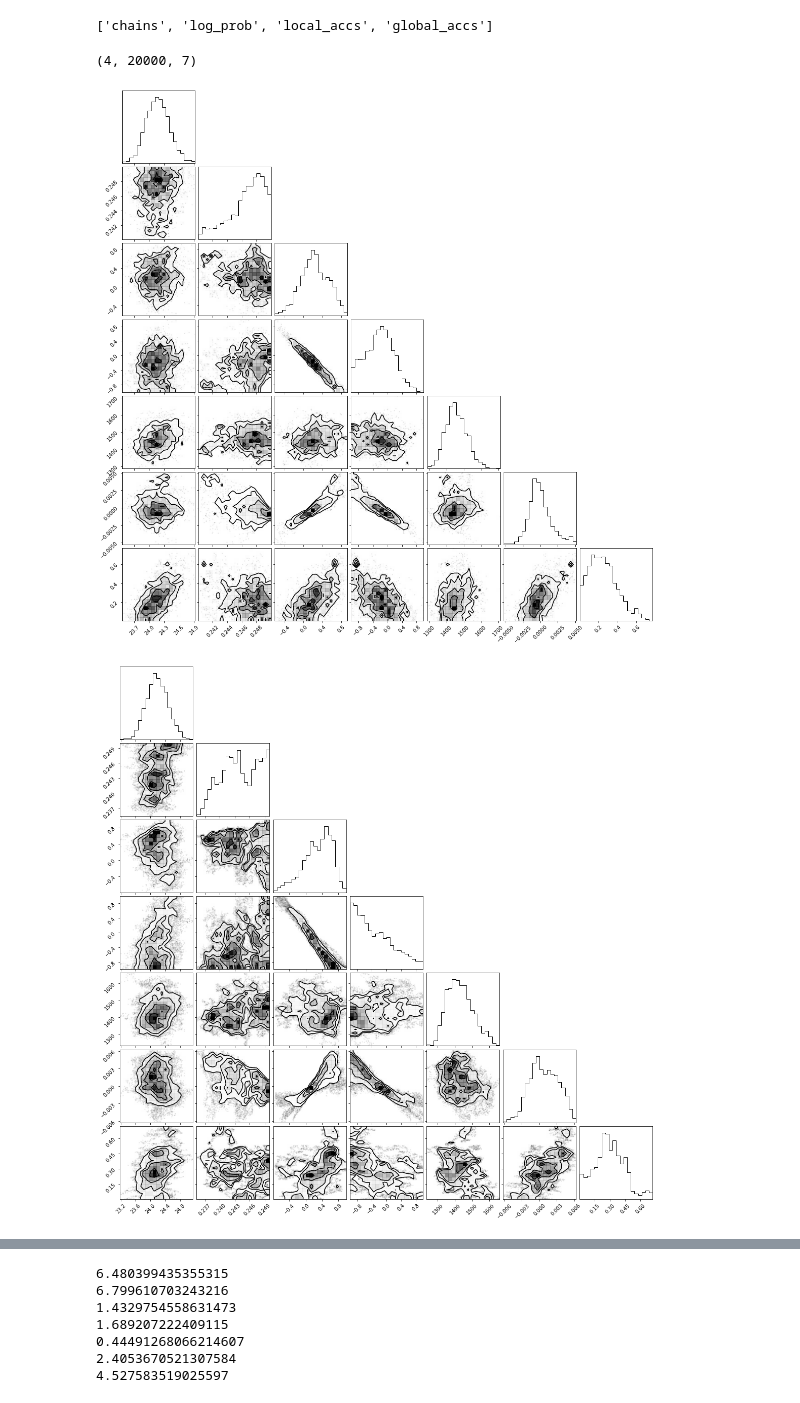
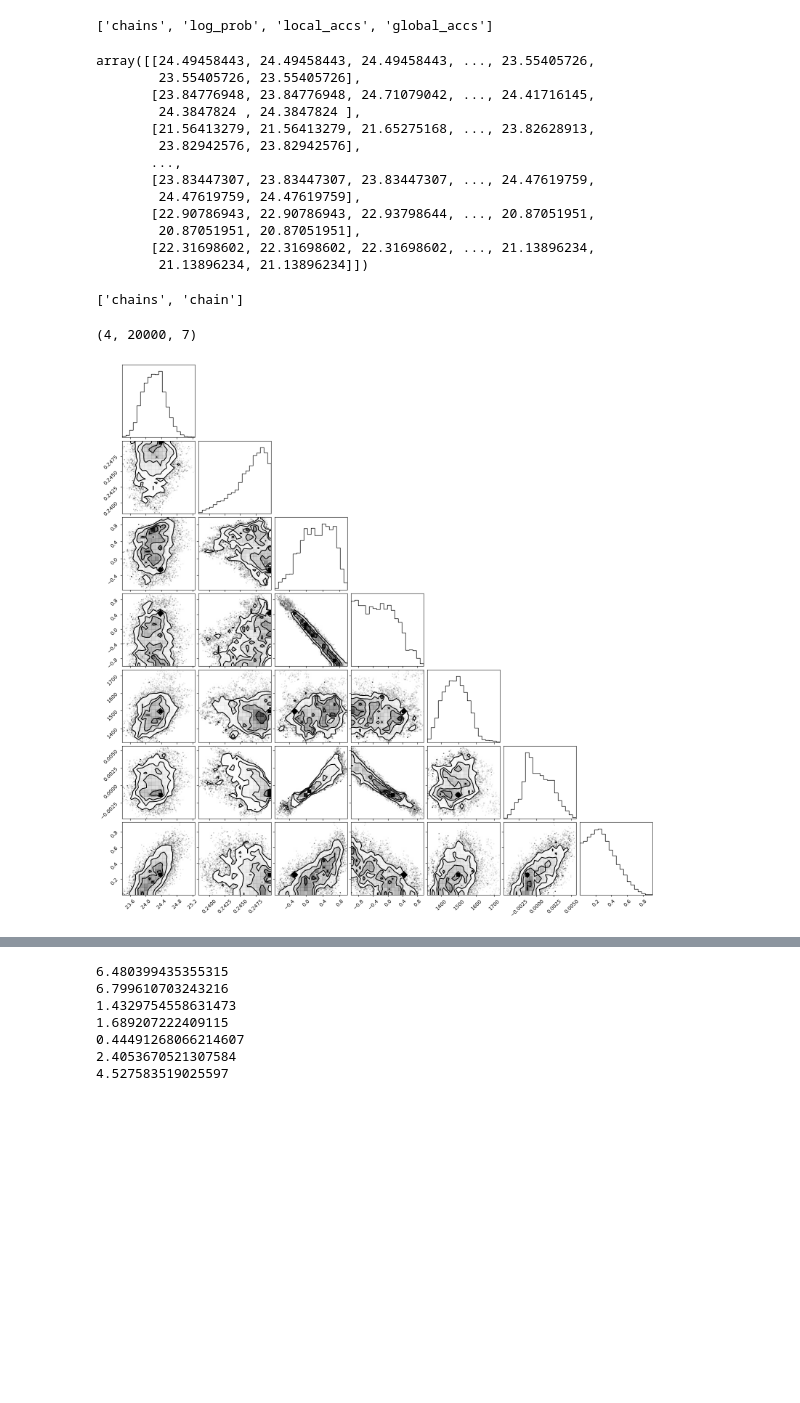
Before and after one commit to tedwards2412/ripple-paper, a Jupyter notebook: src/scripts/AnalyzeRippleHMC.ipynb, the cells around one changed output, grey strips where cells are left out. Cells and saved outputs as stored; diff of their text form; code cells hidden in the pictures; blank space fills up the shorter version.

```diff
--- a/src/scripts/AnalyzeRippleHMC.ipynb
+++ b/src/scripts/AnalyzeRippleHMC.ipynb
@@ -13,5 +15,25 @@ gaussian_bestchain = data_gaussian['chains'][np.argmax(data_gaussian['log_prob']
 # %% [output]
 ['chains', 'log_prob', 'local_accs', 'global_accs']
+# %%
+gaussian_bestchain
+# %% [output]
+array([[24.49458443, 24.49458443, 24.49458443, ..., 23.55405726,
+        23.55405726, 23.55405726],
+       [23.84776948, 23.84776948, 24.71079042, ..., 24.41716145,
+        24.3847824 , 24.3847824 ],
+       [21.56413279, 21.56413279, 21.65275168, ..., 23.82628913,
+        23.82942576, 23.82942576],
+       ...,
+       [23.83447307, 23.83447307, 23.83447307, ..., 24.47619759,
+        24.47619759, 24.47619759],
+       [22.90786943, 22.90786943, 22.93798644, ..., 20.87051951,
+        20.87051951, 20.87051951],
+       [22.31698602, 22.31698602, 22.31698602, ..., 21.13896234,
+        21.13896234, 21.13896234]])
+# %%
+print(list(data_gaussian.keys()))
+# %% [output]
+['chains', 'chain']
 # %%
 data_HMC['chains'].shape
 # HMC_bestchain.shape
@@ -19,11 +41,10 @@ data_HMC['chains'].shape
 # %% [output]
 (4, 20000, 7)
 # %%
-fig_HMC = corner.corner(HMC_bestchain[::100])
-fig_gaussian = corner.corner(gaussian_bestchain[::100])
+fig_HMC = corner.corner(HMC_bestchain)
+# fig_gaussian = corner.corner(gaussian_bestchain)
 # %% [output]
-[figure, old version]
+[figure, new version]
-[figure, removed]
 # %%
 acl_HMC = az.autocorr(HMC_bestchain.T).T
 acl_gaussian = az.autocorr(gaussian_bestchain.T).T
```
Also changed, not shown: parts of 3 cells of this notebook, 2 other files.
